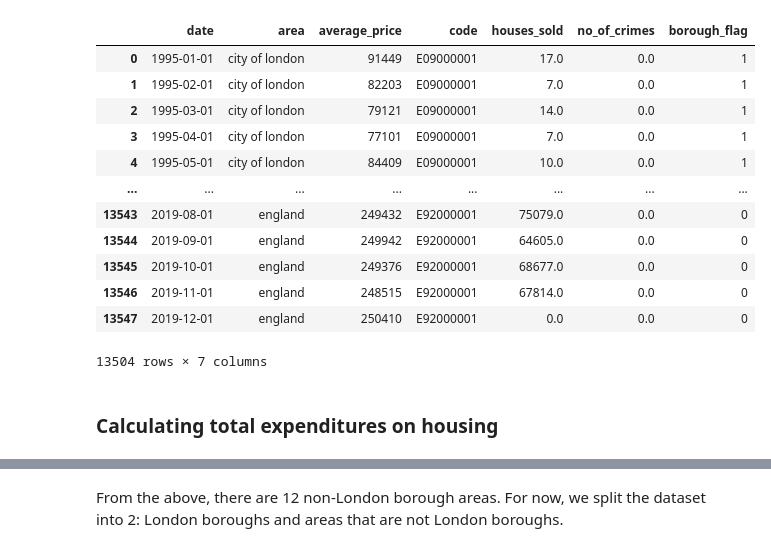
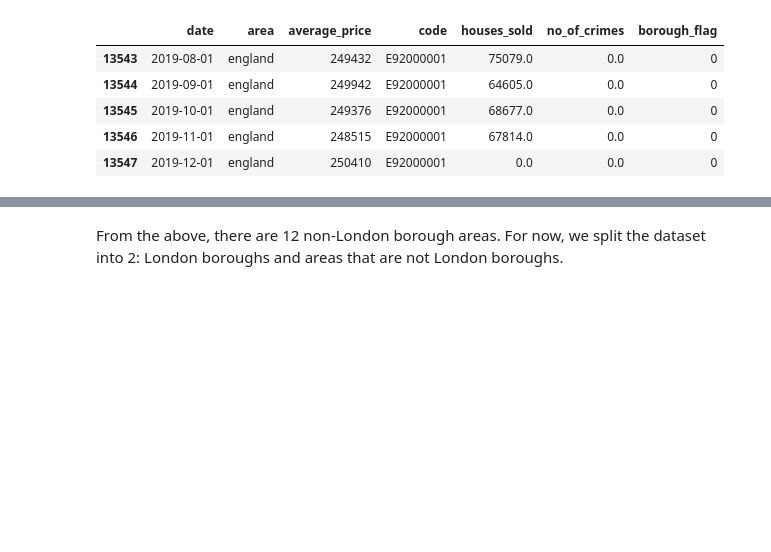
Before and after one commit to jhtkoo0426/uk-qol-analysis, a Jupyter notebook: uk-quality-of-life-analysis.ipynb, the cells around one changed output, grey strips where cells are left out. Saved outputs shown, nothing was run; the diff lists cells and outputs as text; code cells hidden in the pictures; blank space fills up the shorter version.

```diff
--- a/uk-quality-of-life-analysis.ipynb
+++ b/uk-quality-of-life-analysis.ipynb
@@ -36,27 +37,18 @@ df
 # %%
 # Convert the "date" column into datetime format
 df['date'] = pd.to_datetime(df['date'])
 
 # Cleaning empty datapoints
 df = df.loc[df['date'].dt.year < 2020]
 
 # Cleaning NaN values
 df = df.fillna(0)
 
-df
+df.tail()
 # %% [output]
 |  | date | area | average_price | code | houses_sold | no_of_crimes | borough_flag |
-| 0 | 1995-01-01 | city of london | 91449 | E09000001 | 17.0 | 0.0 | 1 |
-| 1 | 1995-02-01 | city of london | 82203 | E09000001 | 7.0 | 0.0 | 1 |
-| 2 | 1995-03-01 | city of london | 79121 | E09000001 | 14.0 | 0.0 | 1 |
-| 3 | 1995-04-01 | city of london | 77101 | E09000001 | 7.0 | 0.0 | 1 |
-| 4 | 1995-05-01 | city of london | 84409 | E09000001 | 10.0 | 0.0 | 1 |
-| ... | ... | ... | ... | ... | ... | ... | ... |
 | 13543 | 2019-08-01 | england | 249432 | E92000001 | 75079.0 | 0.0 | 0 |
 | 13544 | 2019-09-01 | england | 249942 | E92000001 | 64605.0 | 0.0 | 0 |
 | 13545 | 2019-10-01 | england | 249376 | E92000001 | 68677.0 | 0.0 | 0 |
 | 13546 | 2019-11-01 | england | 248515 | E92000001 | 67814.0 | 0.0 | 0 |
 | 13547 | 2019-12-01 | england | 250410 | E92000001 | 0.0 | 0.0 | 0 |
-13504 rows × 7 columns
-# %% [markdown]
-### Calculating total expenditures on housing
```
Also changed, not shown: parts of 18 cells of this notebook.
